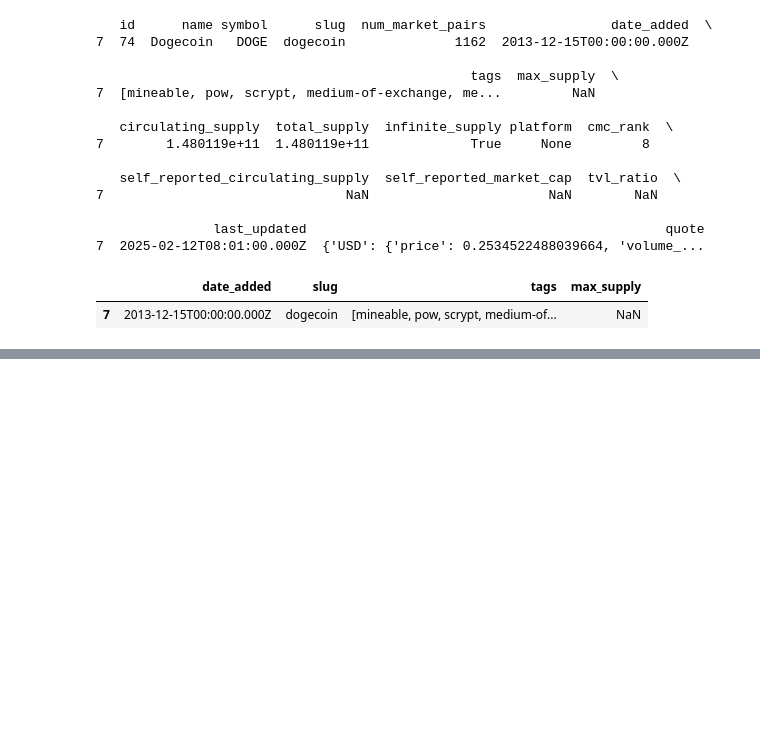
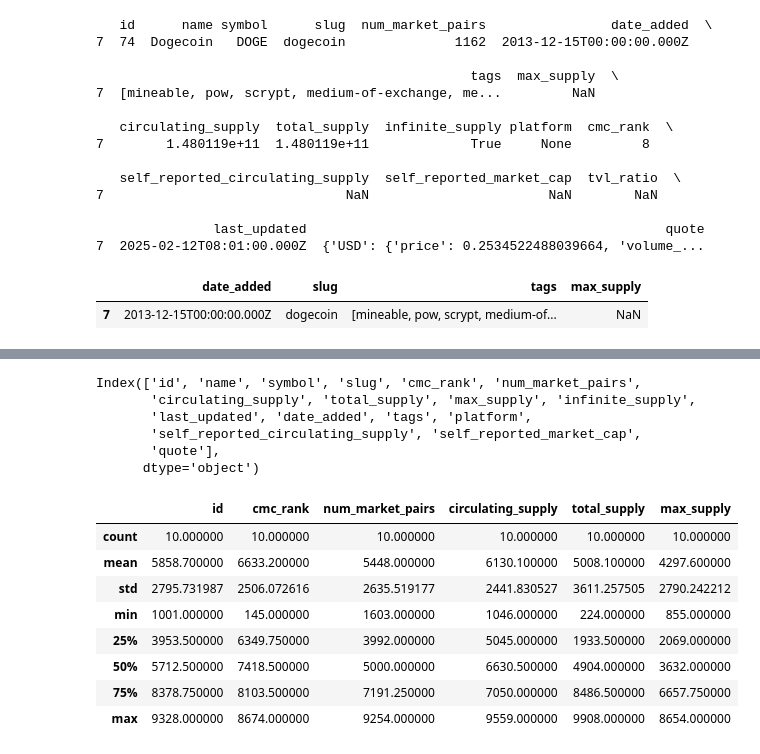
Before and after one commit to ZYusuff/streaming_crypto_group_9, a Jupyter notebook: Explorations/Niclas_eda.ipynb, the cells around one changed output, grey strips where cells are left out. Saved outputs shown, nothing was run; the diff lists cells and outputs as text; code cells hidden in the pictures; blank space fills up the shorter version.

```diff
--- a/Explorations/Niclas_eda.ipynb
+++ b/Explorations/Niclas_eda.ipynb
@@ -204,0 +254,21 @@ except (ConnectionError, Timeout, TooManyRedirects) as e:
+# %%
+df_02.columns
+# %% [output]
+Index(['id', 'name', 'symbol', 'slug', 'cmc_rank', 'num_market_pairs',
+       'circulating_supply', 'total_supply', 'max_supply', 'infinite_supply',
+       'last_updated', 'date_added', 'tags', 'platform',
+       'self_reported_circulating_supply', 'self_reported_market_cap',
+       'quote'],
+      dtype='object')
+# %%
+df_02.describe()
+# %% [output]
+|  | id | cmc_rank | num_market_pairs | circulating_supply | total_supply | max_supply |
+| count | 10.000000 | 10.000000 | 10.000000 | 10.000000 | 10.000000 | 10.000000 |
+| mean | 5858.700000 | 6633.200000 | 5448.000000 | 6130.100000 | 5008.100000 | 4297.600000 |
+| std | 2795.731987 | 2506.072616 | 2635.519177 | 2441.830527 | 3611.257505 | 2790.242212 |
+| min | 1001.000000 | 145.000000 | 1603.000000 | 1046.000000 | 224.000000 | 855.000000 |
+| 25% | 3953.500000 | 6349.750000 | 3992.000000 | 5045.000000 | 1933.500000 | 2069.000000 |
+| 50% | 5712.500000 | 7418.500000 | 5000.000000 | 6630.500000 | 4904.000000 | 3632.000000 |
+| 75% | 8378.750000 | 8103.500000 | 7191.250000 | 7050.000000 | 8486.500000 | 6657.750000 |
+| max | 9328.000000 | 8674.000000 | 9254.000000 | 9559.000000 | 9908.000000 | 8654.000000 |
```
Also changed, not shown: parts of 10 cells of this notebook.
